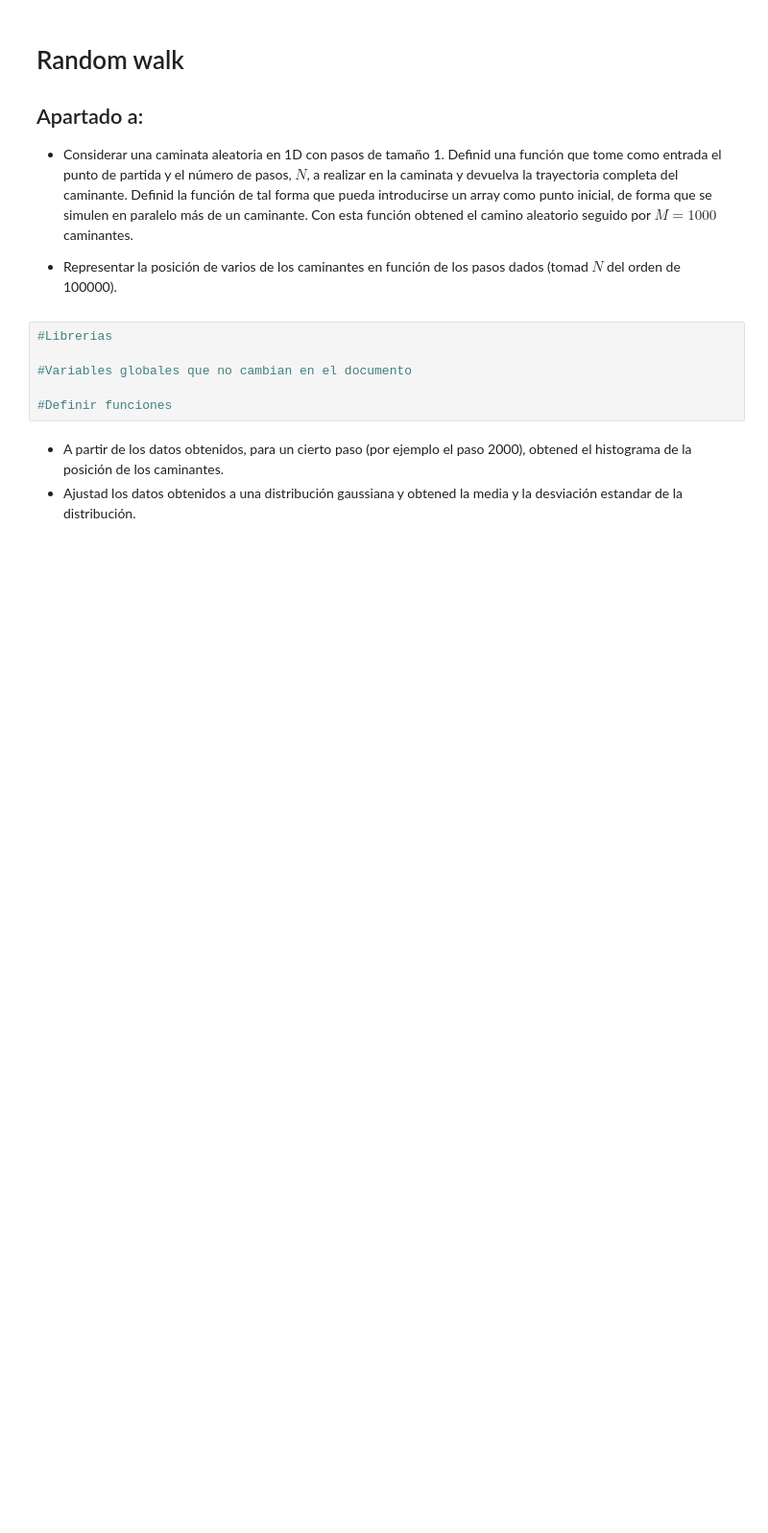
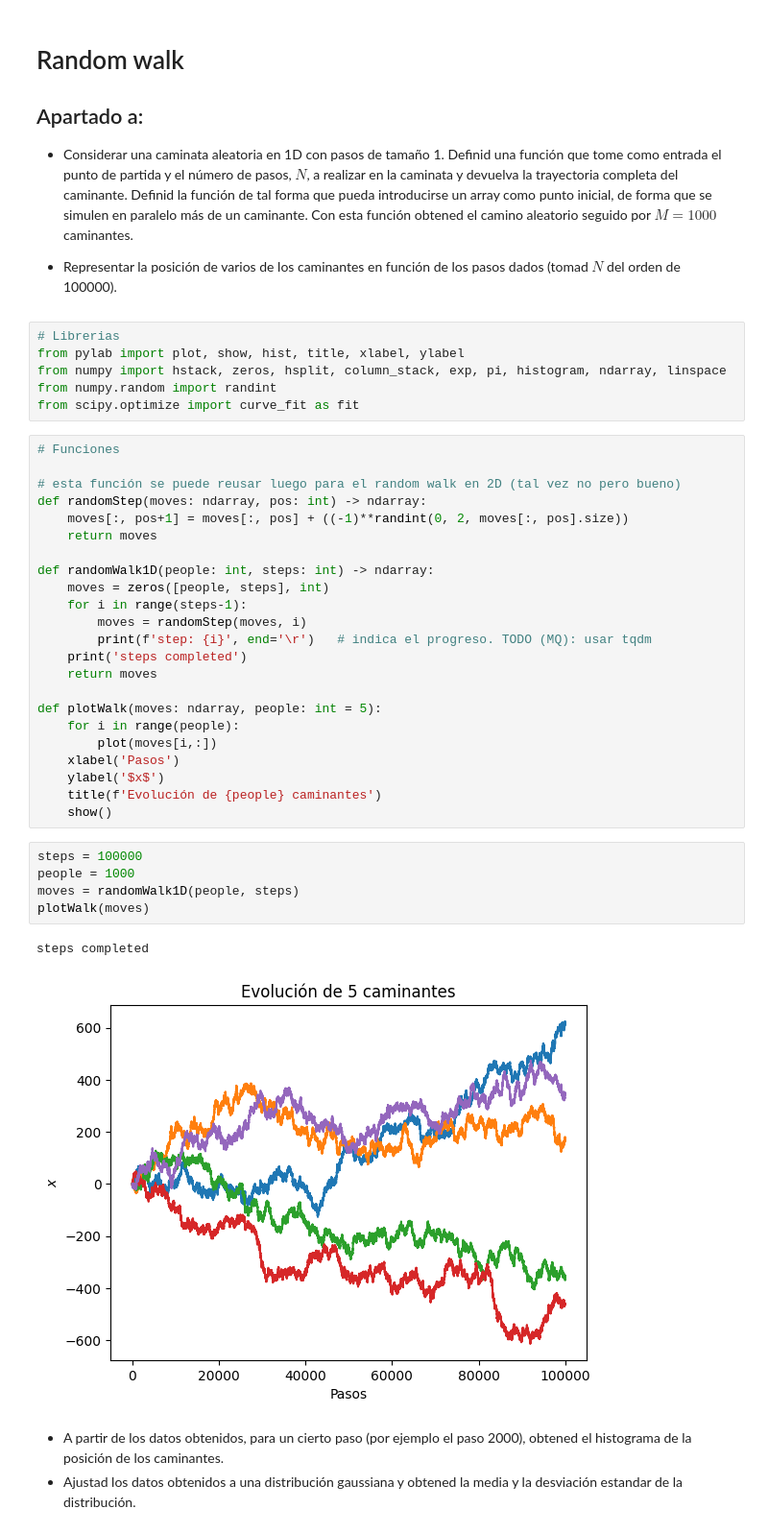
Before and after one commit to guillediaaazz/fiscomp-practices, a Jupyter notebook: P3/Reset_RW-enunciados.ipynb, the cells around one changed output. Shown: that part at 96% size. Drawn from its saved outputs; the diff is of its cells as text; blank space fills up the shorter version.

```diff
--- a/P3/Reset_RW-enunciados.ipynb
+++ b/P3/Reset_RW-enunciados.ipynb
@@ -15,12 +15,43 @@
 - Considerar una caminata aleatoria en 1D con pasos de tamaño 1. Definid una función que tome como entrada el punto de partida y el número de pasos, $N$, a realizar en la caminata y devuelva la trayectoria completa del caminante. Definid la función de tal forma que pueda introducirse un array como punto inicial, de forma que se simulen en paralelo más de un caminante. Con esta función obtened el camino aleatorio seguido por $M=1000$ caminantes.
 
 - Representar la posición de varios de los caminantes en función de los pasos dados (tomad $N$ del orden de 100000).
-# %%
-#Librerias
-
-#Variables globales que no cambian en el documento
-
-#Definir funciones
+# %%
+# Librerias
+from pylab import plot, show, hist, title, xlabel, ylabel
+from numpy import hstack, zeros, hsplit, column_stack, exp, pi, histogram, ndarray, linspace
+from numpy.random import randint
+from scipy.optimize import curve_fit as fit
+# %%
+# Funciones
+
+# esta función se puede reusar luego para el random walk en 2D (tal vez no pero bueno)
+def randomStep(moves: ndarray, pos: int) -> ndarray:
+    moves[:, pos+1] = moves[:, pos] + ((-1)**randint(0, 2, moves[:, pos].size))
+    return moves
+
+def randomWalk1D(people: int, steps: int) -> ndarray:
+    moves = zeros([people, steps], int)
+    for i in range(steps-1):
+        moves = randomStep(moves, i)
+        print(f'step: {i}', end='\r')   # indica el progreso. TODO (MQ): usar tqdm
+    print('steps completed')
+    return moves
+
+def plotWalk(moves: ndarray, people: int = 5):
+    for i in range(people):
+        plot(moves[i,:])
+    xlabel('Pasos')
+    ylabel('$x$')
+    title(f'Evolución de {people} caminantes')
+    show()
+# %%
+steps = 100000
+people = 1000
+moves = randomWalk1D(people, steps)
+plotWalk(moves)
+# %% [output]
+steps completed
+[figure, added]
 # %% [markdown]
 - A partir de los datos obtenidos, para un cierto paso (por ejemplo el paso 2000), obtened el histograma de la posición de los caminantes.
 - Ajustad los datos obtenidos a una distribución gaussiana y obtened la media y la desviación estandar de la distribución.
```
Also changed, not shown: parts of 2 cells of this notebook.
